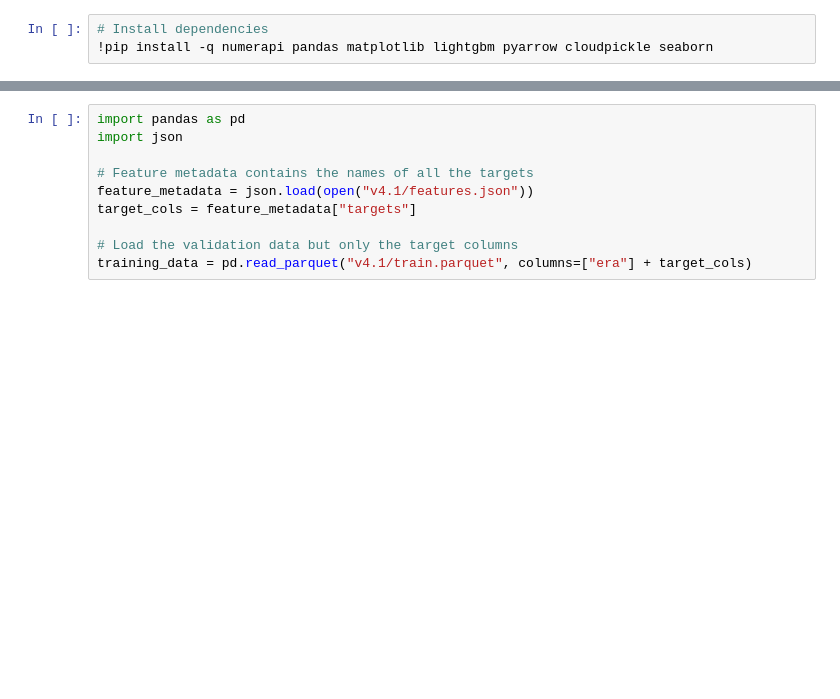
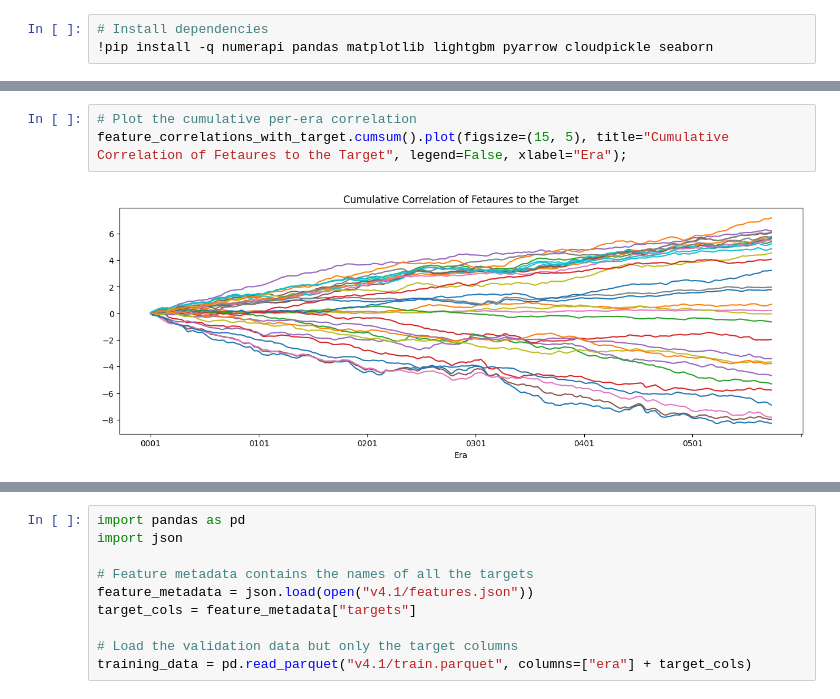
Before and after one commit to numerai/hello-numerai, a Jupyter notebook: advanced_concepts.ipynb, the cells around one changed output, grey strips where cells are left out. Saved outputs shown, nothing was run; the diff lists cells and outputs as text; blank space fills up the shorter version.

```diff
--- a/advanced_concepts.ipynb
+++ b/advanced_concepts.ipynb
@@ -26,0 +53,5 @@ napi.download_dataset("v4.1/features.json");
+# %%
+# Plot the cumulative per-era correlation
+feature_correlations_with_target.cumsum().plot(figsize=(15, 5), title="Cumulative Correlation of Fetaures to the Target", legend=False, xlabel="Era");
+# %% [output]
+[figure, added]
```
Also changed, not shown: parts of 19 cells of this notebook, 4 other files.
